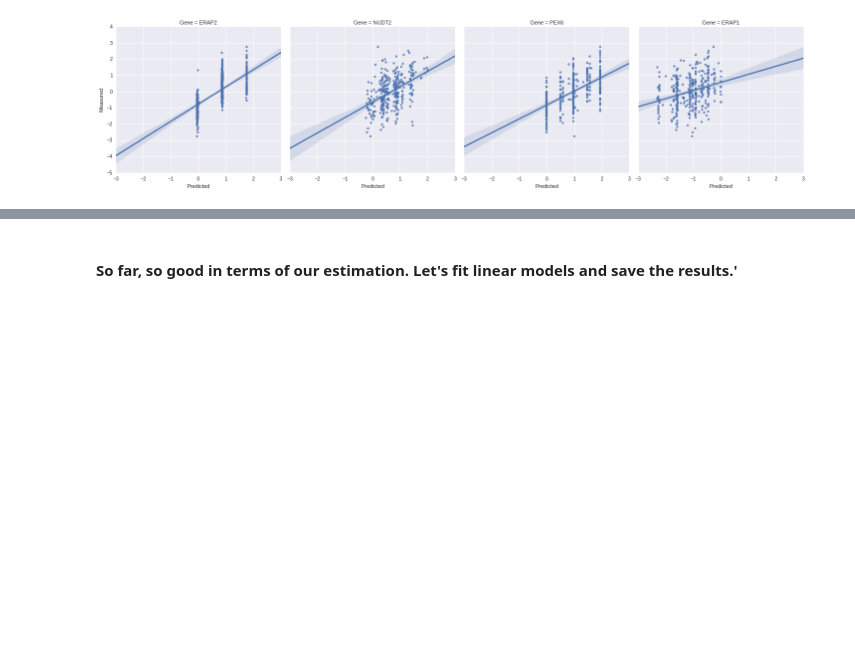
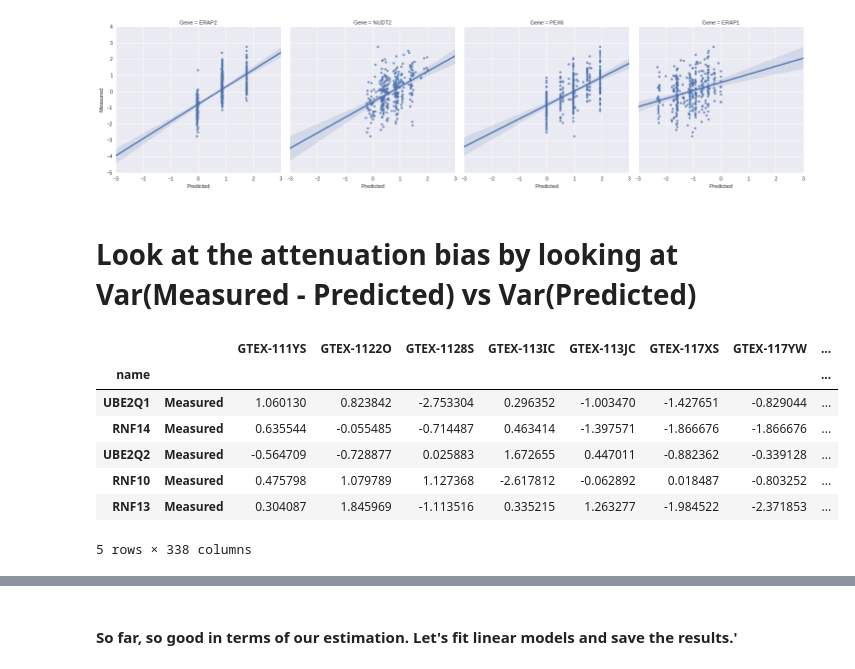
Before and after one commit to Schork-Lab/mediator-was, a Jupyter notebook: jupyter/predixcan/gtex_attenuation.ipynb, the cells around one changed output, grey strips where cells are left out. Saved outputs shown, nothing was run; the diff lists cells and outputs as text; code cells hidden in the pictures; blank space fills up the shorter version.

```diff
--- a/jupyter/predixcan/gtex_variance.ipynb
+++ b/jupyter/predixcan/gtex_attenuation.ipynb
@@ -124,3 +124,16 @@ Image('http://www.nature.com/ng/journal/v47/n9/images_article/ng.3367-F5.jpg', h
 # %% [output]
 [figure]
 [figure]
+# %% [markdown]
+# Look at the attenuation bias by looking at Var(Measured - Predicted) vs Var(Predicted)
+# %%
+combined.loc(axis=0)[:,'Measured'].head()
+# %% [output]
+|  |  | GTEX-111YS | GTEX-1122O | GTEX-1128S | GTEX-113IC | GTEX-113JC | GTEX-117XS | GTEX-117YW | ... |
+| name |  |  |  |  |  |  |  |  | ... |
+| UBE2Q1 | Measured | 1.060130 | 0.823842 | -2.753304 | 0.296352 | -1.003470 | -1.427651 | -0.829044 | ... |
+| RNF14 | Measured | 0.635544 | -0.055485 | -0.714487 | 0.463414 | -1.397571 | -1.866676 | -1.866676 | ... |
+| UBE2Q2 | Measured | -0.564709 | -0.728877 | 0.025883 | 1.672655 | 0.447011 | -0.882362 | -0.339128 | ... |
+| RNF10 | Measured | 0.475798 | 1.079789 | 1.127368 | -2.617812 | -0.062892 | 0.018487 | -0.803252 | ... |
+| RNF13 | Measured | 0.304087 | 1.845969 | -1.113516 | 0.335215 | 1.263277 | -1.984522 | -2.371853 | ... |
+5 rows × 338 columns
```
Also changed, not shown: parts of 14 cells of this notebook.
